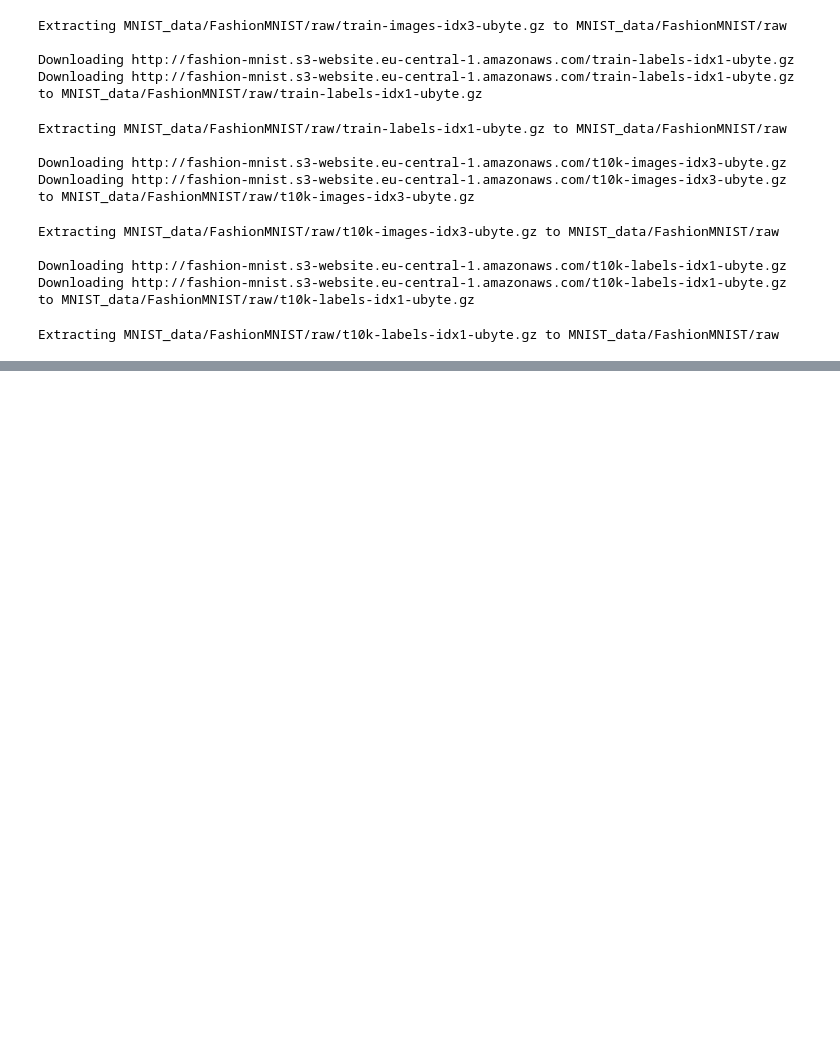
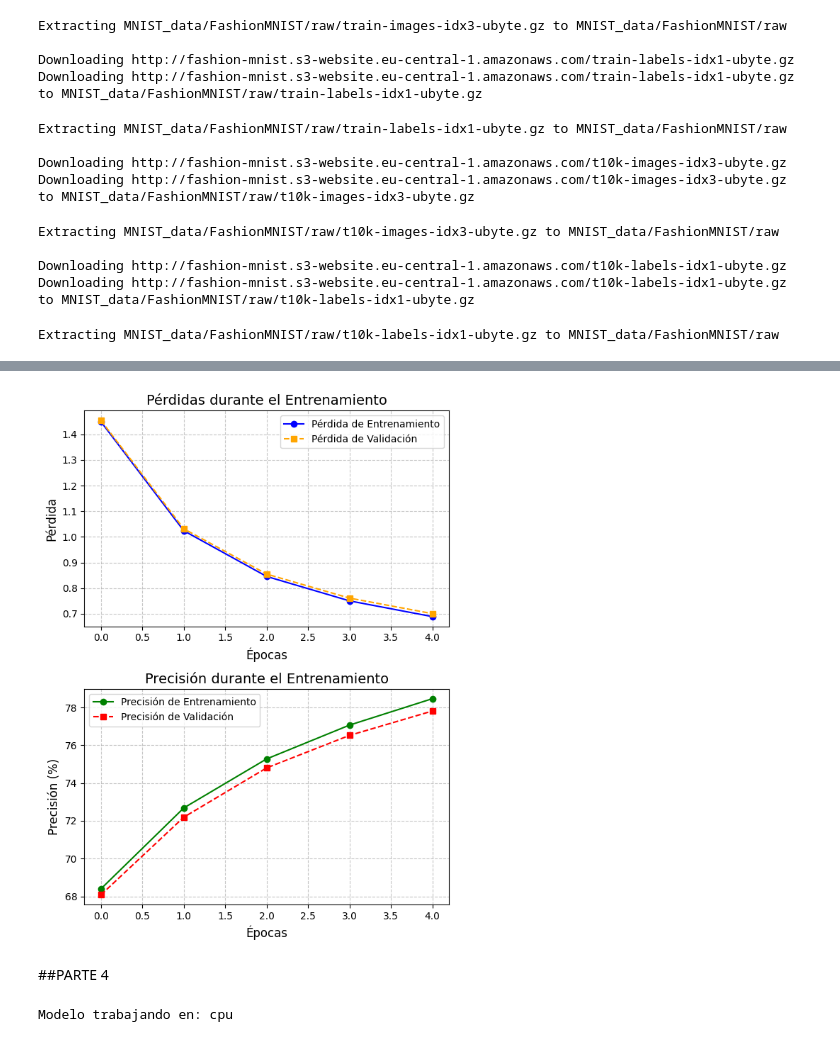
Before and after one commit to SalomoneCro/Neural-Networks, a Jupyter notebook: PyTorch/ConvolutionalNN.ipynb, the cells around one changed output, grey strips where cells are left out. Drawn from its saved outputs; the diff is of its cells as text; code cells hidden in the pictures; blank space fills up the shorter version.

```diff
--- a/PyTorch/ConvolutionalNN.ipynb
+++ b/PyTorch/ConvolutionalNN.ipynb
@@ -368,0 +439,6 @@ Que valores de estos hiperparámetros considera los más convenientes? Porqué?
+# %%
+# Reutilizar el encoder preentrenado
+pretrained_encoder = model.encoder
+
+# Crear el clasificador
+classifier = Classifier(encoder=pretrained_encoder, encoder_output_shape=model.encoder_output_shape, num_classes=10)
@@ -368,0 +503,3 @@ Que valores de estos hiperparámetros considera los más convenientes? Porqué?
+# %%
+train_loader_classification = DataLoader(dataset=train_set_orig, batch_size=100, shuffle=True)
+valid_loader_classification = DataLoader(dataset=test_set_orig, batch_size=100, shuffle=True)
@@ -368,0 +559,43 @@ Que valores de estos hiperparámetros considera los más convenientes? Porqué?
+# %%
+fig, ax = plt.subplots(2, 1, figsize=(6, 8))
+
+# Gráfico de pérdidas (Train vs Validation)
+ax[0].plot(train_losses, label='Pérdida de Entrenamiento', color='blue', linestyle='-', marker='o')
+ax[0].plot(valid_losses, label='Pérdida de Validación', color='orange', linestyle='--', marker='s')
+ax[0].set_title('Pérdidas durante el Entrenamiento', fontsize=14)
+ax[0].set_xlabel('Épocas', fontsize=12)
+ax[0].set_ylabel('Pérdida', fontsize=12)
+ax[0].legend(fontsize=10)
+ax[0].grid(True, linestyle='--', alpha=0.7)
+
+# Gráfico de precisiones (Train vs Validation)
+ax[1].plot(train_accuracies, label='Precisión de Entrenamiento', color='green', linestyle='-', marker='o')
+ax[1].plot(valid_accuracies, label='Precisión de Validación', color='red', linestyle='--', marker='s')
+
+ax[1].set_title('Precisión durante el Entrenamiento', fontsize=14)
+ax[1].set_xlabel('Épocas', fontsize=12)
+ax[1].set_ylabel('Precisión (%)', fontsize=12)
+ax[1].legend(fontsize=10)
+ax[1].grid(True, linestyle='--', alpha=0.7)
+
+plt.tight_layout()
+
+plt.show()
+# %% [output]
+[figure, added]
+# %% [markdown]
+##PARTE 4
+# %%
+# Congelar los parámetros del codificador
+for param in classifier.encoder.parameters():
+    param.requires_grad = False
+
+criterion = nn.CrossEntropyLoss()
+learning_rate = 1e-3
+optimizer = optim.SGD(classifier.parameters(), lr=learning_rate)
+
+device = torch.device("cuda" if torch.cuda.is_available() else "cpu")
+classifier.to(device)
+print(f"Modelo trabajando en: {device}")
+# %% [output]
+Modelo trabajando en: cpu
```
Also changed, not shown: parts of 37 cells of this notebook.
